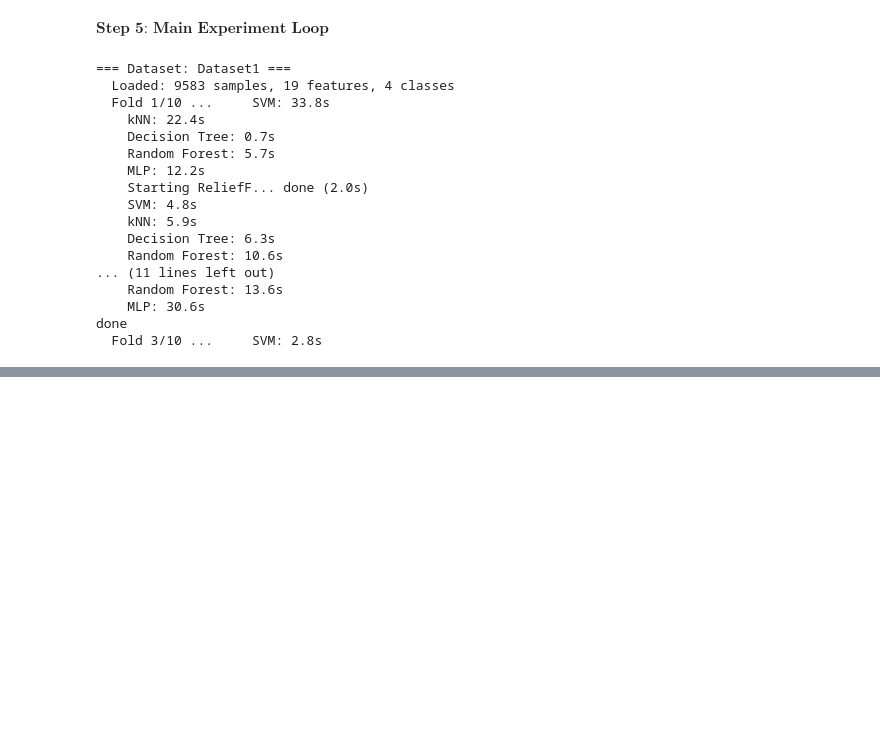
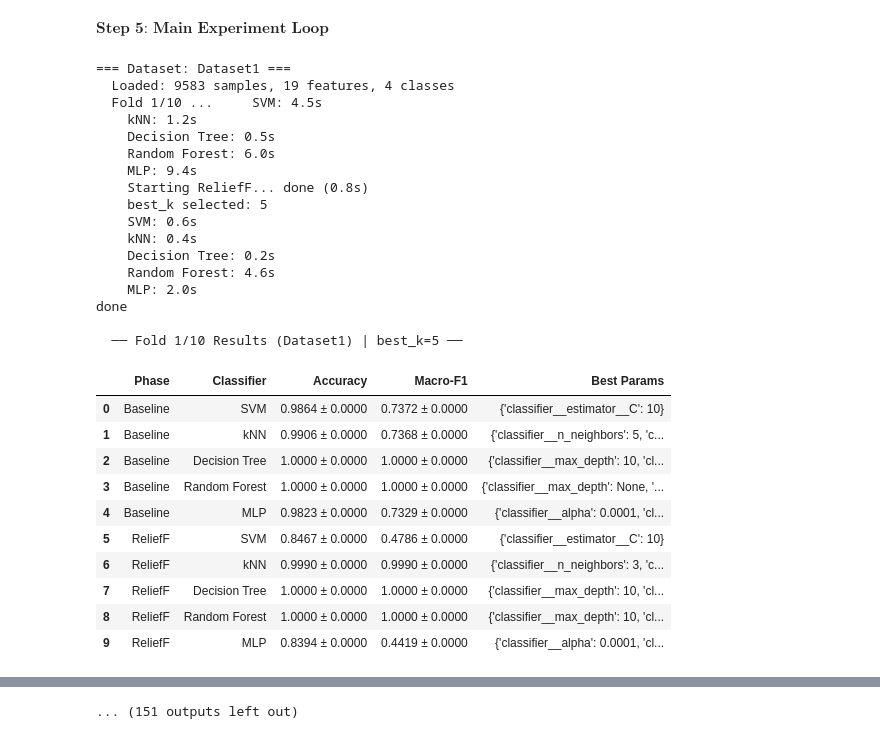
Before and after one commit to sudishp123/CS6735_final_project, a Jupyter notebook: final_project copy.ipynb, the cells around one changed output, grey strips where cells are left out. Saved outputs shown, nothing was run; the diff lists cells and outputs as text; code cells hidden in the pictures; blank space fills up the shorter version.

```diff
--- a/final_project copy.ipynb
+++ b/final_project copy.ipynb
@@ -49,7 +51,7 @@ RANDOM_STATE = 42
 # ReliefF Settings
 # k = number of top features to keep after ranking
 # Try a few values; the best k is selected by inner CV
-K_CANDIDATES = [10, 20, 50]  # adjust based on total feature count
+K_CANDIDATES = [5, 10, 20]  # adjust based on total feature count
 RELIEFF_N_NEIGHBORS = 10          # ReliefF neighbourhood size
 # %% [markdown]
 $\textbf{Step 2: Classifier Definition with Hyperparameter Grids}$
@@ -57,7 +59,7 @@ $\textbf{Step 2: Classifier Definition with Hyperparameter Grids}$
 CLASSIFIERS = {
     'SVM': (
             CalibratedClassifierCV(LinearSVC(random_state=RANDOM_STATE, max_iter=2000)),
-            {'classifier__estimator__C': [0.1, 1, 10]}
+            {'classifier__estimator__C': [1, 10]}
             ),
     'kNN': (
         KNeighborsClassifier(),
@@ -139,10 +141,30 @@ def evaluate_classifier(clf, param_grid, X_train, y_train, X_test, y_test):
     f1 = f1_score(y_test, y_pred, average='macro', zero_division = 0)
     best_params = gs.best_params_
     return acc, f1, best_params
+
+def print_fold_results(fold_idx, n_folds, ds_name, all_results, clf_names, best_k):
+    print(f"\n  ── Fold {fold_idx + 1}/{n_folds} Results ({ds_name}) | best_k={best_k} ──")
+
+    rows = []
+    for phase_name, classifiers in all_results[ds_name].items():
+        for clf_name, metrics in classifiers.items():
+            if len(metrics['acc']) == 0:
+                continue
+            rows.append({
+                'Phase':      'Baseline' if phase_name == 'baseline' else 'ReliefF',
+                'Classifier': clf_name,
+                'Accuracy':   f"{np.mean(metrics['acc']):.4f} ± {np.std(metrics['acc']):.4f}",
+                'Macro-F1':   f"{np.mean(metrics['f1']):.4f} ± {np.std(metrics['f1']):.4f}",
+                'Best Params': metrics['params'][-1],
+            })
+
+    df = pd.DataFrame(rows)
+    pd.set_option('display.max_colwidth', 60)
+    display(df)
+    print()
 # %% [markdown]
 $\textbf{Step 5: Main Experiment Loop}$
 # %%
-import time
 all_results = {}
 relieff_scores = {}
 
@@ -195,45 +217,63 @@ for ds_name, paths in DATASETS.items():
                 scores.append(f1_score(y_train[ite],
                                        rf.predict(Xtr_k[ite]),
                                        average='macro', zero_division=0))
             if np.mean(scores) > best_k_score:
                 best_k_score = np.mean(scores)
                 best_k = k_candidate
 
+        print(f"    best_k selected: {best_k}", flush=True)
+
         # Slice final features using best_k
         top_idx_final = np.argsort(importances)[::-1][:best_k]
         X_train_r = X_train[:, top_idx_final]
         X_test_r  = X_test[:, top_idx_final]
         fold_feature_scores.append(importances)
 
         for clf_name, (clf, grid) in CLASSIFIERS.items():
             t0 = time.time()
             acc, f1, params = evaluate_classifier(
                 clf, grid, X_train_r, y_train, X_test_r, y_test)
             all_results[ds_name]['relieff'][clf_name]['acc'].append(acc)
             all_results[ds_name]['relieff'][clf_name]['f1'].append(f1)
             all_results[ds_name]['relieff'][clf_name]['params'].append(params)
             print(f"    {clf_name}: {time.time()-t0:.1f}s")
 
         print('done')
+        print_fold_results(fold_idx, N_FOLDS, ds_name, all_results, clf_name, best_k)
 
 
-    # Average ReliefF scores across folds for plotting
     relieff_scores[ds_name] = np.mean(fold_feature_scores, axis=0)
+
+# # Average ReliefF scores across folds for plotting
+with open('results_checkpoint.pkl', 'wb') as f:
+    pickle.dump({'all_results': all_results, 'relieff_scores': relieff_scores}, f)
+print(f'  Checkpoint saved for {ds_name}.')
 # %% [output]
 === Dataset: Dataset1 ===
   Loaded: 9583 samples, 19 features, 4 classes
-  Fold 1/10 ...     SVM: 33.8s
-    kNN: 22.4s
-    Decision Tree: 0.7s
-    Random Forest: 5.7s
-    MLP: 12.2s
-    Starting ReliefF... done (2.0s)
-    SVM: 4.8s
-    kNN: 5.9s
-    Decision Tree: 6.3s
-    Random Forest: 10.6s
-... (11 lines left out)
-    Random Forest: 13.6s
-    MLP: 30.6s
+  Fold 1/10 ...     SVM: 4.5s
+    kNN: 1.2s
+    Decision Tree: 0.5s
+    Random Forest: 6.0s
+    MLP: 9.4s
+    Starting ReliefF... done (0.8s)
+    best_k selected: 5
+    SVM: 0.6s
+    kNN: 0.4s
+    Decision Tree: 0.2s
+    Random Forest: 4.6s
+    MLP: 2.0s
 done
-  Fold 3/10 ...     SVM: 2.8s
+
+  ── Fold 1/10 Results (Dataset1) | best_k=5 ──
+|  | Phase | Classifier | Accuracy | Macro-F1 | Best Params |
+| 0 | Baseline | SVM | 0.9864 ± 0.0000 | 0.7372 ± 0.0000 | {'classifier__estimator__C': 10} |
+| 1 | Baseline | kNN | 0.9906 ± 0.0000 | 0.7368 ± 0.0000 | {'classifier__n_neighbors': 5, 'c... |
+| 2 | Baseline | Decision Tree | 1.0000 ± 0.0000 | 1.0000 ± 0.0000 | {'classifier__max_depth': 10, 'cl... |
+| 3 | Baseline | Random Forest | 1.0000 ± 0.0000 | 1.0000 ± 0.0000 | {'classifier__max_depth': None, '... |
+| 4 | Baseline | MLP | 0.9823 ± 0.0000 | 0.7329 ± 0.0000 | {'classifier__alpha': 0.0001, 'cl... |
+| 5 | ReliefF | SVM | 0.8467 ± 0.0000 | 0.4786 ± 0.0000 | {'classifier__estimator__C': 10} |
+| 6 | ReliefF | kNN | 0.9990 ± 0.0000 | 0.9990 ± 0.0000 | {'classifier__n_neighbors': 3, 'c... |
+| 7 | ReliefF | Decision Tree | 1.0000 ± 0.0000 | 1.0000 ± 0.0000 | {'classifier__max_depth': 10, 'cl... |
+| 8 | ReliefF | Random Forest | 1.0000 ± 0.0000 | 1.0000 ± 0.0000 | {'classifier__max_depth': 10, 'cl... |
+| 9 | ReliefF | MLP | 0.8394 ± 0.0000 | 0.4419 ± 0.0000 | {'classifier__alpha': 0.0001, 'cl... |
@@ -239,0 +410 @@ done
+... (151 outputs left out)
```
Also changed, not shown: parts of 3 cells of this notebook, 8 other files.
